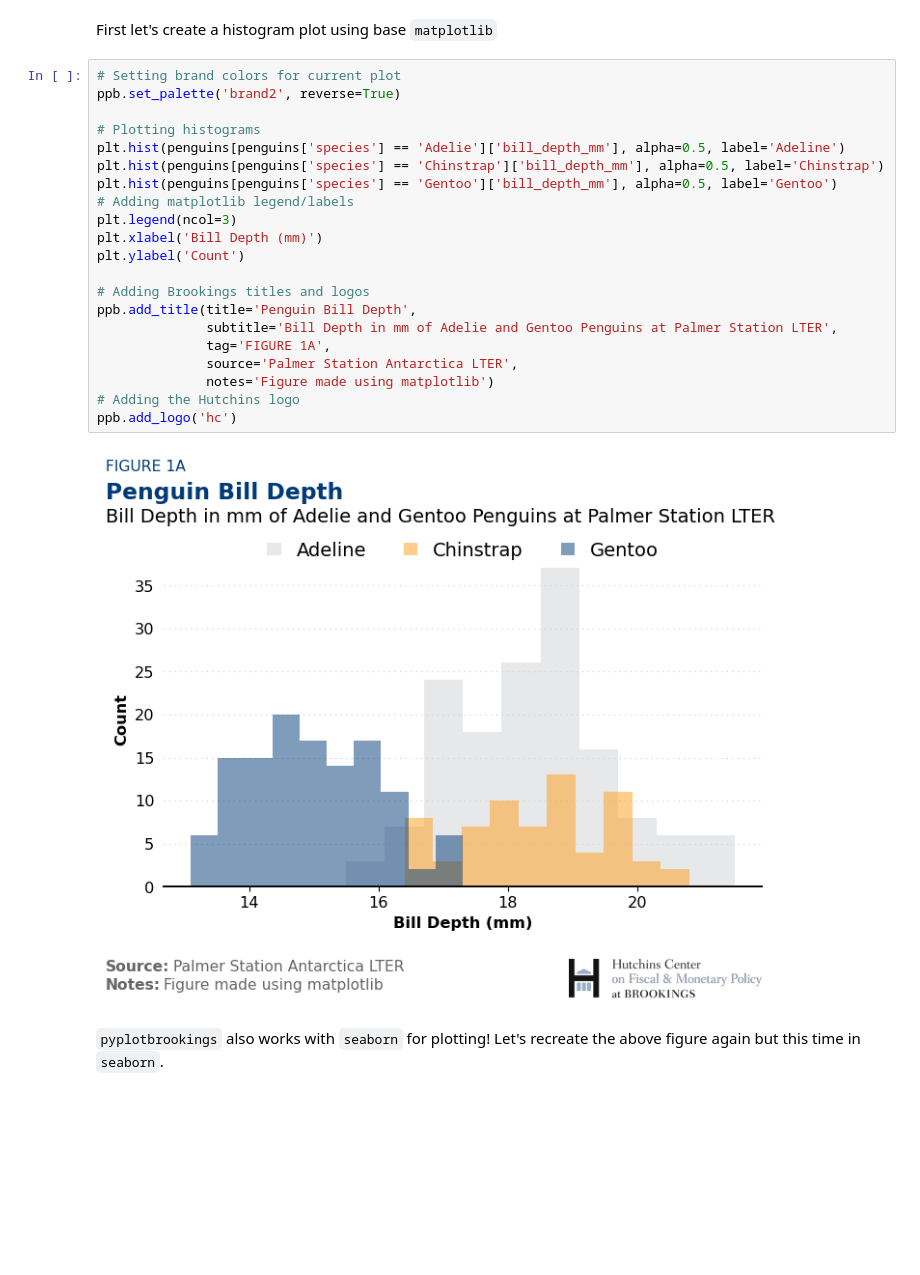
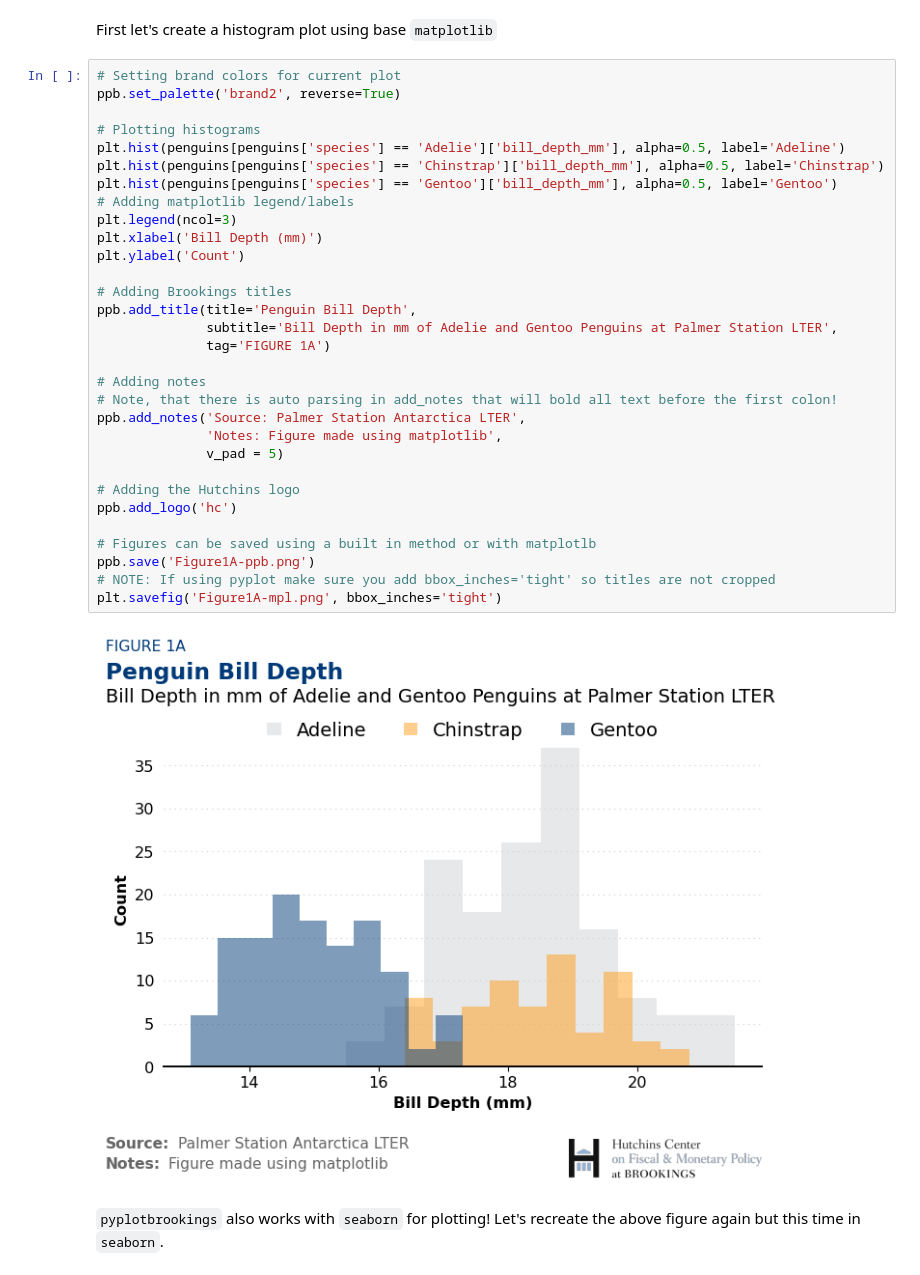
Before and after one commit to Adam-Sedlak-Brookings/pyplotbrookings, a Jupyter notebook: Examples.ipynb, the cells around one changed output. Cells and saved outputs as stored; diff of their text form; blank space fills up the shorter version.

```diff
--- a/Examples.ipynb
+++ b/Examples.ipynb
@@ -13,26 +13,36 @@ First let's create a histogram plot using base `matplotlib`
 # %%
 # Setting brand colors for current plot
 ppb.set_palette('brand2', reverse=True)
 
 # Plotting histograms
 plt.hist(penguins[penguins['species'] == 'Adelie']['bill_depth_mm'], alpha=0.5, label='Adeline')
 plt.hist(penguins[penguins['species'] == 'Chinstrap']['bill_depth_mm'], alpha=0.5, label='Chinstrap')
 plt.hist(penguins[penguins['species'] == 'Gentoo']['bill_depth_mm'], alpha=0.5, label='Gentoo')
 # Adding matplotlib legend/labels
 plt.legend(ncol=3)
 plt.xlabel('Bill Depth (mm)')
 plt.ylabel('Count')
 
-# Adding Brookings titles and logos
+# Adding Brookings titles
 ppb.add_title(title='Penguin Bill Depth',
               subtitle='Bill Depth in mm of Adelie and Gentoo Penguins at Palmer Station LTER',
-              tag='FIGURE 1A',
-              source='Palmer Station Antarctica LTER',
-              notes='Figure made using matplotlib')
+              tag='FIGURE 1A')
+
+# Adding notes
+# Note, that there is auto parsing in add_notes that will bold all text before the first colon!
+ppb.add_notes('Source: Palmer Station Antarctica LTER',
+              'Notes: Figure made using matplotlib',
+              v_pad = 5)
+
 # Adding the Hutchins logo
 ppb.add_logo('hc')
+
+# Figures can be saved using a built in method or with matplotlb
+ppb.save('Figure1A-ppb.png')
+# NOTE: If using pyplot make sure you add bbox_inches='tight' so titles are not cropped
+plt.savefig('Figure1A-mpl.png', bbox_inches='tight')
 # %% [output]
-[figure, old version]
+[figure, new version]
 # %% [markdown]
 `pyplotbrookings` also works with `seaborn` for plotting! Let's recreate the above figure again but this time in `seaborn`.
 # %%
```
Also changed, not shown: parts of 3 cells of this notebook, 1 other file.
